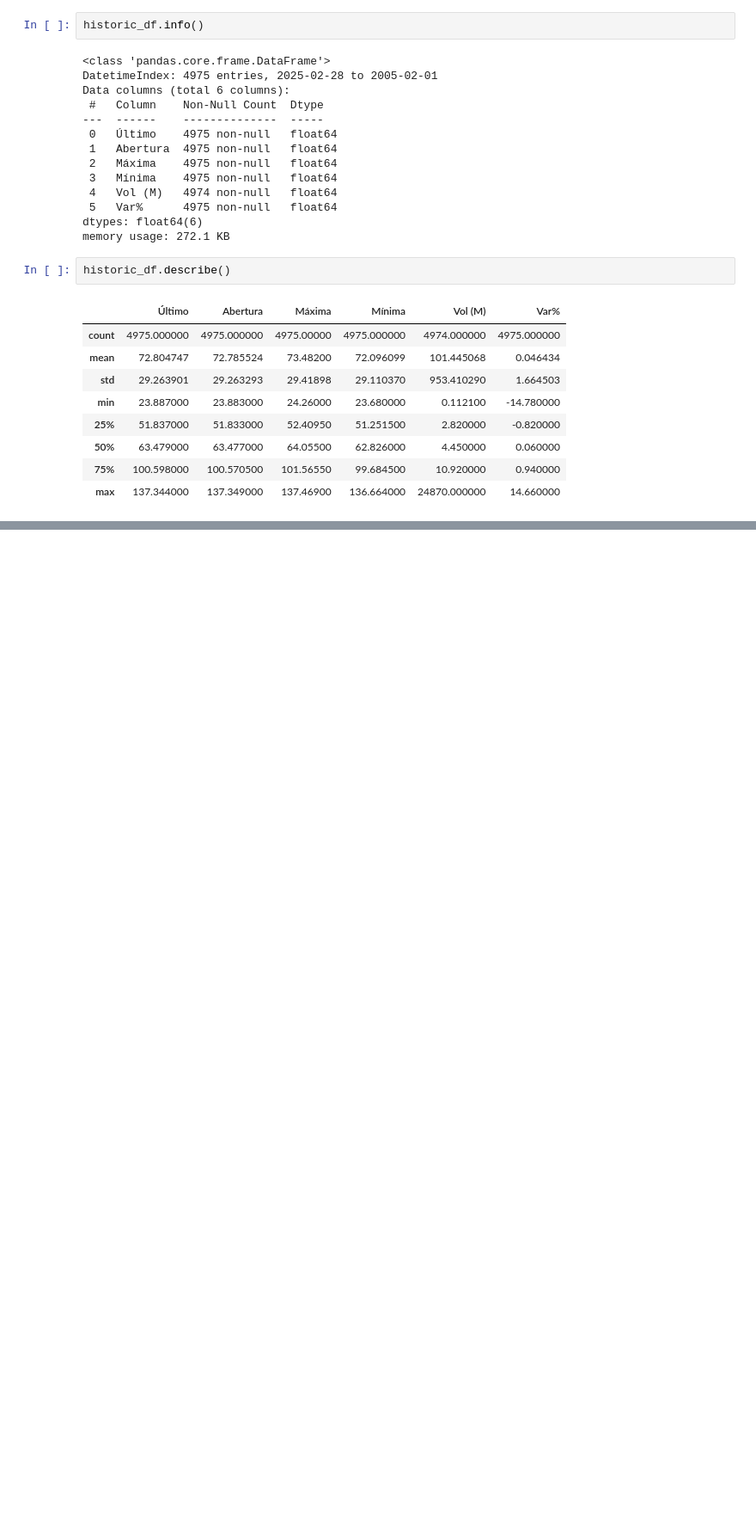
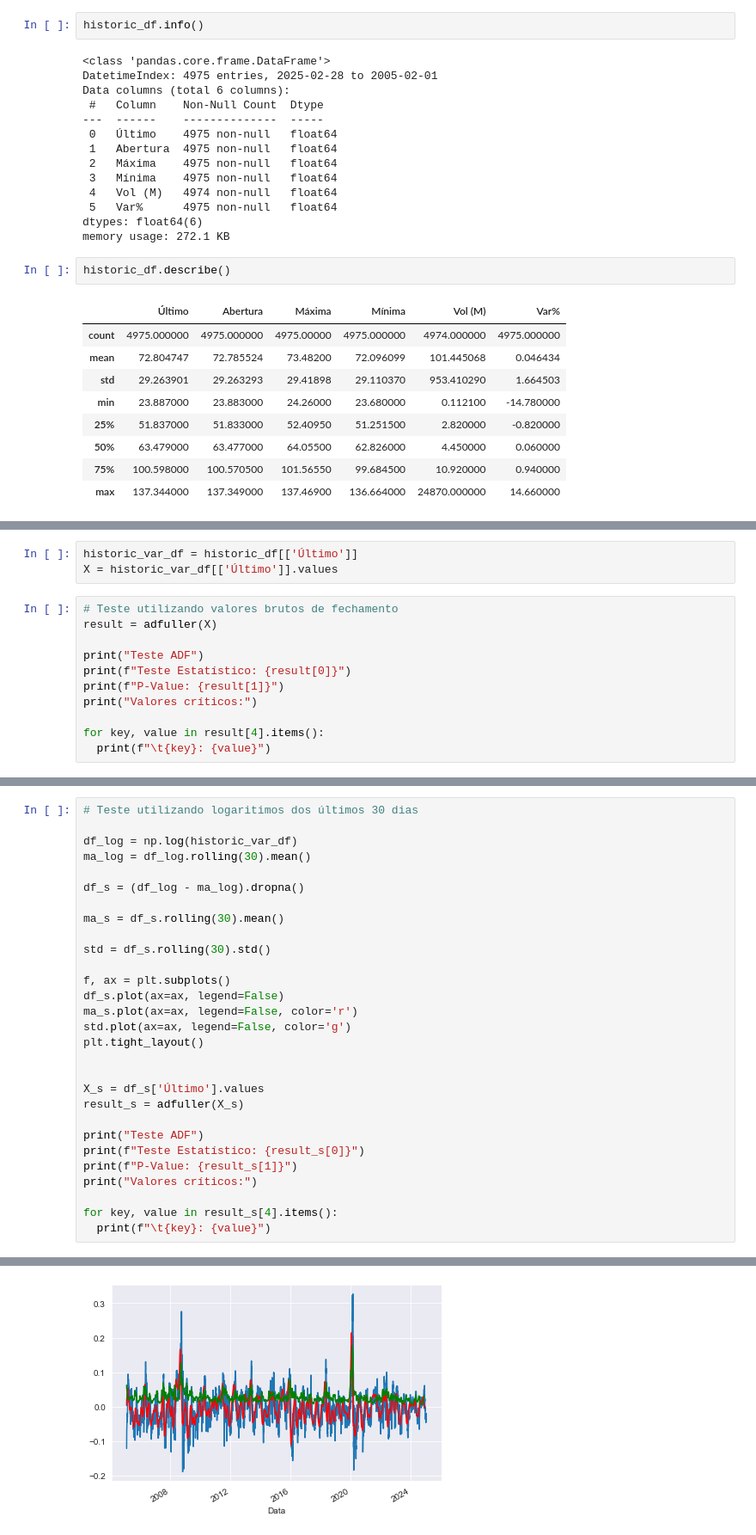
Before and after one commit to luishrufino/previsao_ibovespa, a Jupyter notebook: Machine Code.ipynb, the cells around one changed output, grey strips where cells are left out. Shown at 86% size. Drawn from its saved outputs; the diff is of its cells as text; blank space fills up the shorter version.

```diff
--- a/Machine Code.ipynb
+++ b/Machine Code.ipynb
@@ -48,0 +56,14 @@ historic_df.describe()
+# %%
+historic_var_df = historic_df[['Último']]
+X = historic_var_df[['Último']].values
+# %%
+# Teste utilizando valores brutos de fechamento
+result = adfuller(X)
+
+print("Teste ADF")
+print(f"Teste Estatístico: {result[0]}")
+print(f"P-Value: {result[1]}")
+print("Valores críticos:")
+
+for key, value in result[4].items():
+  print(f"\t{key}: {value}")
@@ -48,0 +78,30 @@ historic_df.describe()
+# %%
+# Teste utilizando logaritimos dos últimos 30 dias
+
+df_log = np.log(historic_var_df)
+ma_log = df_log.rolling(30).mean()
+
+df_s = (df_log - ma_log).dropna()
+
+ma_s = df_s.rolling(30).mean()
+
+std = df_s.rolling(30).std()
+
+f, ax = plt.subplots()
+df_s.plot(ax=ax, legend=False)
+ma_s.plot(ax=ax, legend=False, color='r')
+std.plot(ax=ax, legend=False, color='g')
+plt.tight_layout()
+
+
+X_s = df_s['Último'].values
+result_s = adfuller(X_s)
+
+print("Teste ADF")
+print(f"Teste Estatístico: {result_s[0]}")
+print(f"P-Value: {result_s[1]}")
+print("Valores críticos:")
+
+for key, value in result_s[4].items():
+  print(f"\t{key}: {value}")
+# %% [output]
@@ -48,0 +115 @@ historic_df.describe()
+[figure, added]
```
Also changed, not shown: parts of 7 cells of this notebook.
